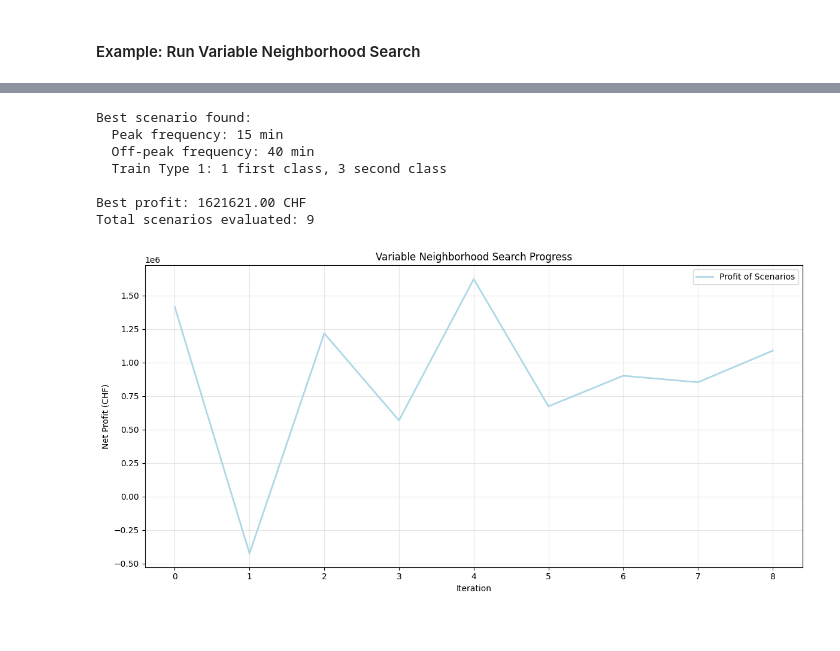
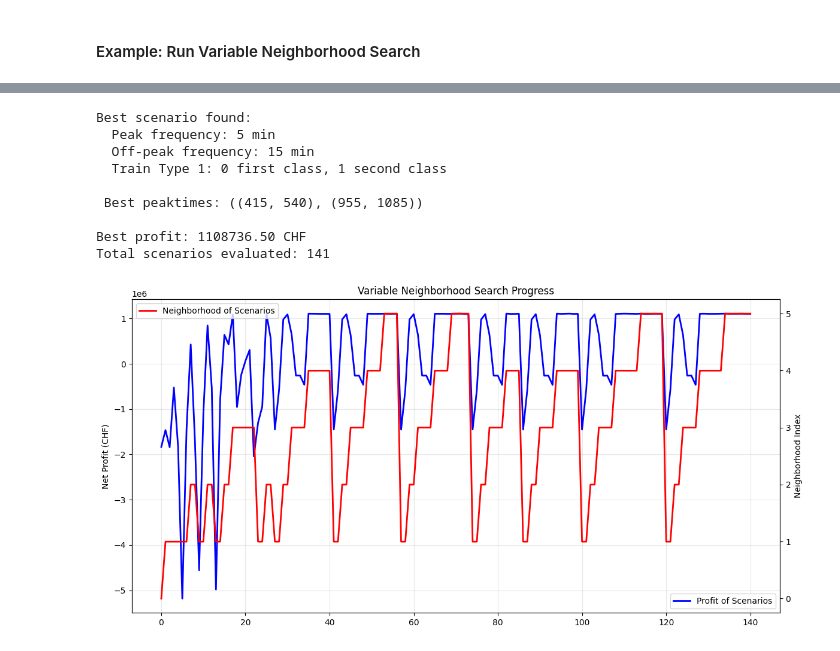
Before and after one commit to Primo909/train-optimization-and-simulation, a Jupyter notebook: main.ipynb, the cells around one changed output, grey strips where cells are left out. Cells and saved outputs as stored; diff of their text form; code cells hidden in the pictures.

Commit message:
Train run two hours before + VNS neighborhoods

```diff
--- a/main.ipynb
+++ b/main.ipynb
@@ -120,7 +120,7 @@ class Passenger:
 max_number_of_carriages = 6
 
 
-@dataclass
+@dataclass(frozen=True)
 class TrainType:
     """Train can have a maximum number of six carriages"""
 
@@ -131,7 +131,7 @@ class TrainType:
     def __repr__(self):
         return f"{self.name}"
 
-    def __post__init__(self):
+    def __post_init__(self):
         if (
             self.first_class_carriages + self.second_class_carriages
             > max_number_of_carriages
@@ -779,6 +804,8 @@ scenario_different_peak_times = Scenario.create(
     non_peak_frequency=30,
     train1_first_class_carriages=1,
     train1_second_class_carriages=3,
+    train2_first_class_carriages=1,
+    train2_second_class_carriages=3,
     first_pre_peak_time_in_minutes=30,
     second_pre_peak_time_in_minutes=30,
 )
@@ -987,6 +1014,8 @@ scenario_params = [
         "non_peak_frequency": 30,
         "train1_first_class_carriages": 1,
         "train1_second_class_carriages": 3,
+        "train2_first_class_carriages": 1,
+        "train2_second_class_carriages": 3,
         "first_pre_peak_time_in_minutes": pre_preak_time,
         "second_pre_peak_time_in_minutes": pre_preak_time,
     }
@@ -1354,7 +1474,8 @@ def variable_neighborhood_search(
 initial_scenario = Scenario(
     train_frequency_peak=15,
     train_frequency_offpeak=30,
-    train_config_1=base_train,
+    train_config_1=short_train,
+    train_config_2=short_train,
 )
 
 # Run VNS with custom parameters
@@ -1369,8 +1490,8 @@ vns_optimization_params = {
 
 best_scenario, best_profit, history = variable_neighborhood_search(
     initial_scenario=initial_scenario,
-    seed=42,
-    iterations=20,  # Number of VNS iterations
+    seed=67,
+    iterations=100,
     optimization_params=vns_optimization_params,
     verbose=True,
 )
@@ -1396,38 +1516,51 @@ Total scenarios evaluated: 9
 # %%
 # Analyze VNS results
 print(f"Best scenario found:")
 print(f"  Peak frequency: {best_scenario.train_frequency_peak} min")
 print(f"  Off-peak frequency: {best_scenario.train_frequency_offpeak} min")
 print(f"  Train Type 1: {best_scenario.train_config_1.first_class_carriages} first class, "
       f"{best_scenario.train_config_1.second_class_carriages} second class")
+print(f"\n Best peaktimes: {best_scenario.peak_times}")
 print(f"\nBest profit: {best_profit:.2f} CHF")
 print(f"Total scenarios evaluated: {len(history)}")
 
 # Plot the search history
 import matplotlib.pyplot as plt
 
 
-fig, ax = plt.subplots(figsize=(12, 6))
+fig, ax1 = plt.subplots(figsize=(12, 6))
 
-ax.plot(
+ax1.plot(
     [entry["profit"] for entry in history],
-    color="lightblue",
+    color="blue",
     linewidth=2,
     label="Profit of Scenarios",
 )
+ax1.set_ylabel("Net Profit (CHF)")
 
-ax.set_xlabel("Iteration")
-ax.set_ylabel("Net Profit (CHF)")
-ax.set_title("Variable Neighborhood Search Progress")
-ax.legend()
-ax.grid(True, alpha=0.3)
+ax2 = ax1.twinx()
+
+ax2.plot(
+    [entry["neighborhood"] for entry in history],
+    color="red",
+    linewidth=2,
+    label="Neighborhood of Scenarios",
+)
+ax2.set_ylabel("Neighborhood Index")
+
+ax1.set_title("Variable Neighborhood Search Progress")
+ax1.legend()
+ax2.legend()
+ax1.grid(True, alpha=0.3)
 plt.tight_layout()
 # %% [output]
 Best scenario found:
-  Peak frequency: 15 min
-  Off-peak frequency: 40 min
-  Train Type 1: 1 first class, 3 second class
+  Peak frequency: 5 min
+  Off-peak frequency: 15 min
+  Train Type 1: 0 first class, 1 second class
 
-Best profit: 1621621.00 CHF
-Total scenarios evaluated: 9
+ Best peaktimes: ((415, 540), (955, 1085))
+
+Best profit: 1108736.50 CHF
+Total scenarios evaluated: 141
-[figure, old version]
+[figure, new version]
```
Also changed, not shown: parts of 17 cells of this notebook.
